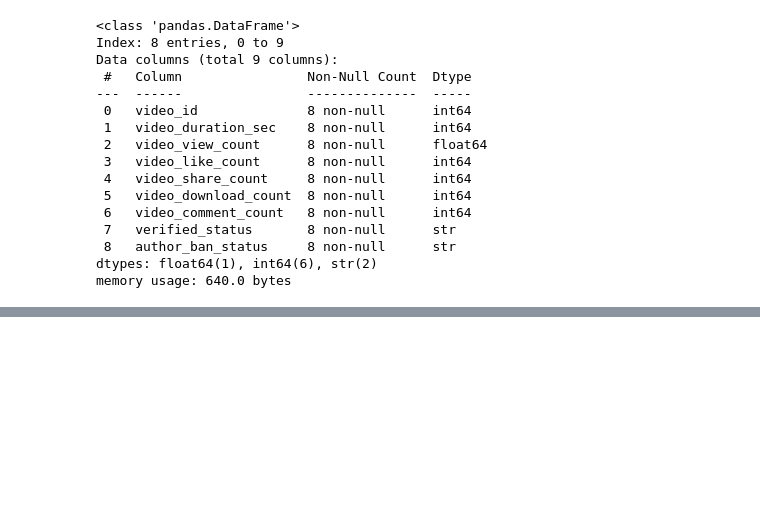
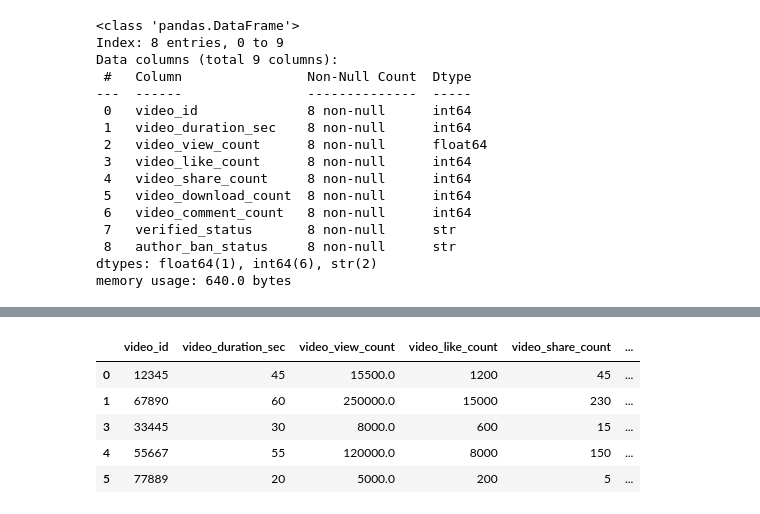
Before and after one commit to hellocypriotnomadassistant-oss/Data-Science, a Jupyter notebook: TikTok_Data_Preparation_Project/TikTok_Data_Prep.ipynb, the cells around one changed output, grey strips where cells are left out. Saved outputs shown, nothing was run; the diff lists cells and outputs as text; code cells hidden in the pictures; blank space fills up the shorter version.

```diff
--- a/TikTok_Data_Preparation_Project/TikTok_Data_Prep.ipynb
+++ b/TikTok_Data_Preparation_Project/TikTok_Data_Prep.ipynb
@@ -144,0 +184,16 @@ memory usage: 640.0 bytes
+# %%
+# Create a 'likes_per_view' ratio
+df_clean['likes_per_view'] = df_clean['video_like_count'] / df_clean['video_view_count']
+
+# Create a 'comments_per_view' ratio
+df_clean['comments_per_view'] = df_clean['video_comment_count'] / df_clean['video_view_count']
+
+# Check the new columns
+df_clean.head()
+# %% [output]
+|  | video_id | video_duration_sec | video_view_count | video_like_count | video_share_count | ... |
+| 0 | 12345 | 45 | 15500.0 | 1200 | 45 | ... |
+| 1 | 67890 | 60 | 250000.0 | 15000 | 230 | ... |
+| 3 | 33445 | 30 | 8000.0 | 600 | 15 | ... |
+| 4 | 55667 | 55 | 120000.0 | 8000 | 150 | ... |
+| 5 | 77889 | 20 | 5000.0 | 200 | 5 | ... |
```
Also changed, not shown: parts of 3 cells of this notebook, 2 other files.
